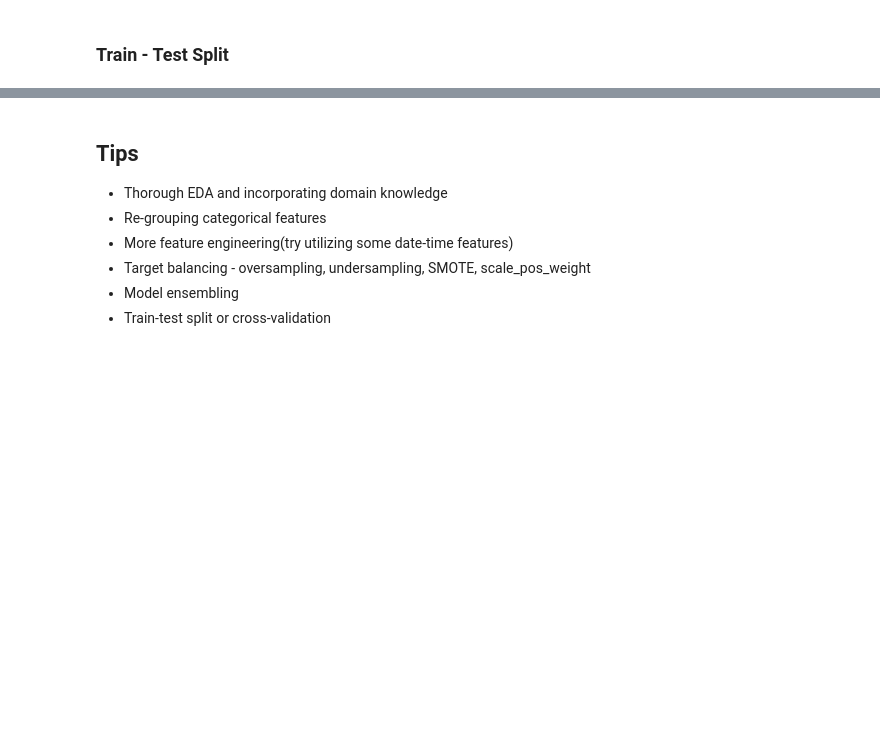
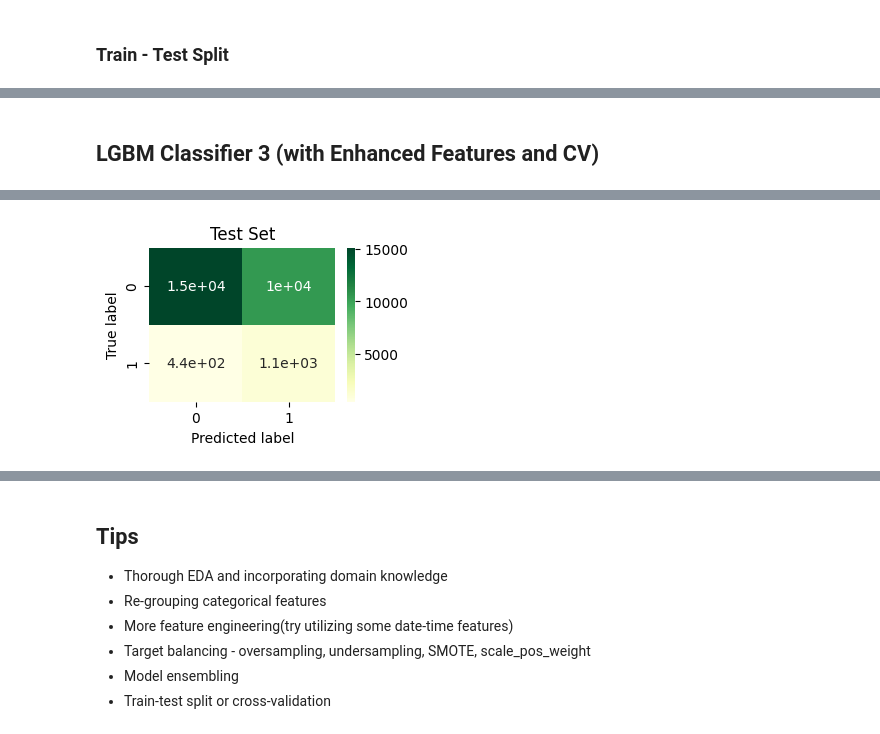
Before and after one commit to sergio-sanz-rodriguez/Fraud-Detection-ML, a Jupyter notebook: Fraud_Detection_modeling.ipynb, the cells around one changed output, grey strips where cells are left out. Drawn from its saved outputs; the diff is of its cells as text; code cells hidden in the pictures; blank space fills up the shorter version.

```diff
--- a/Fraud_Detection_modeling.ipynb
+++ b/Fraud_Detection_modeling.ipynb
@@ -619,9 +365,6 @@ plot_roc_curves(model_dic, X_test, y_test)
  <Axes: xlabel='False Positive Rate (1 - Specifity)', ylabel='True Positive Rate (Recall)'>)
 # %% [markdown]
 ## Feature engineering
-# %%
-client = pd.read_csv('data/train/client_train.csv')
-invoice = pd.read_csv('data/train/invoice_train.csv')
 # %%
 #rename columns
 client.rename(columns={
@@ -1192,0 +842,69 @@ F1-score: 0.23
+# %% [markdown]
+## LGBM Classifier 3 (with Enhanced Features and CV)
+# %%
+num_features = X_train.select_dtypes(include=['int64', 'float64']).columns
+cat_features = X_train.select_dtypes(include=['object', 'category']).columns
+class_ratio = math.sqrt((y_train == 0).sum() / (y_train == 1).sum())
+
+# preprocessing for numerical columns
+num_transformer = Pipeline(steps=[
+    ('imputer', SimpleImputer(strategy='constant', fill_value=0))
+])
+
+# preprocessing for categorical data
+cat_transformer = Pipeline(steps=[
+    ('imputer', SimpleImputer(strategy='constant', fill_value=0)),
+    #('onehot', OneHotEncoder(handle_unknown='ignore'))
+])
+
+# apply different preprocessing to num and cat features
+preprocessor = ColumnTransformer(
+    transformers=[
+        ('num', num_transformer, num_features),
+        ('cat', cat_transformer, cat_features)
+    ])
+
+model_lgbmc_pipe = ImbPipeline([
+    ('prep', preprocessor),
+    ('undersample', RandomUnderSampler(sampling_strategy=0.5)),
+    ('lgbmc', LGBMClassifier(boosting_type='gbdt', random_state=RSEED, scale_pos_weight=class_ratio, n_jobs=-1, verbosity=-1))
+])
+
+hyperparameters = {
+    'lgbmc__max_depth': [5, 7, 10, 50, 100],
+    'lgbmc__num_leaves': [1, 5, 10, 30, 50, 100, 200, 500],
+    'lgbmc__n_estimators': [5, 10, 20, 50, 100, 500, 1000, 1],
+    'lgbmc__learning_rate': [0.001, 0.01, 0.1, 1, 10, 100],
+    #'min_split_gain': [0.001, 0.005, 0.01],
+    #'feature_fraction': [0.1, 0.5, 1.0],
+    #'bagging_freq': [0.1, 1, 10]
+}
+
+import warnings
+warnings.filterwarnings('ignore', category=UserWarning, module='lightgbm')
+
+# Train, cross-validate, predict, score
+model_lgbmc_3, params_lgbmc_3, _, _ = train_crossval_predict_score(
+    model_lgbmc_pipe,
+    hyperparameters,
+    X_train,
+    y_train,
+    X_test,
+    y_test,
+    cv=5,
+    scoring='f1',
+    verbose=0,
+    n_jobs=-1,
+    cross_val='random',
+    random_state=None,
+    training=True,
+    test=True,
+    accuracy=True,
+    recall=True,
+    precision=True,
+    fbeta=[True, 1.0],
+    roc_auc=True,
+    matrix=True,
+    figsize=(3,2),
+    cmap='YlGn')
+# %% [output]
@@ -1192,0 +928 @@ F1-score: 0.23
+[figure, added]
```
Also changed, not shown: parts of 75 cells of this notebook.
